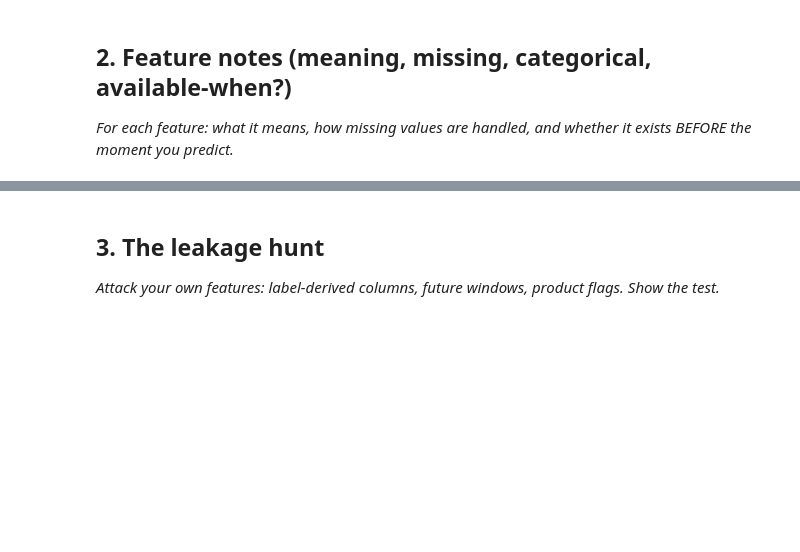
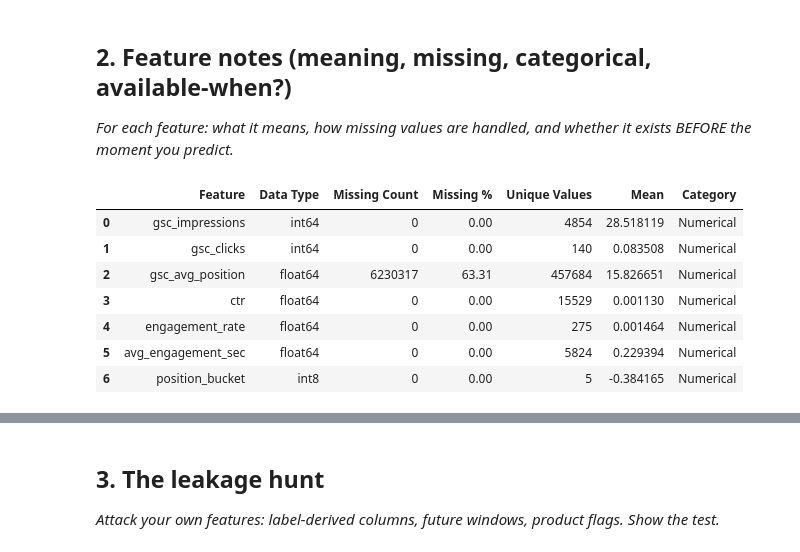
Before and after one commit to hapepaAhmed/my-capstone-project, a Jupyter notebook: work/notebooks/w03_feature_leakage_check.ipynb, the cells around one changed output, grey strips where cells are left out. Drawn from its saved outputs; the diff is of its cells as text; code cells hidden in the pictures; blank space fills up the shorter version.

```diff
--- a/work/notebooks/w03_feature_leakage_check.ipynb
+++ b/work/notebooks/w03_feature_leakage_check.ipynb
@@ -8,0 +18,9 @@ This skeleton is yours to fill. Work the sections **in order** — each one has
+# %%
+HF_TOKEN = userdata.get("HF_TOKEN")
+# %%
+parquet_path = hf_hub_download(
+    repo_id="FlyRank/internship-warehouse",
+    repo_type="dataset",
+    filename="fact_content_daily_performance/month=2026-03/data_0.parquet",
+    token=HF_TOKEN,
+)
@@ -8,0 +29,4 @@ This skeleton is yours to fill. Work the sections **in order** — each one has
+# %%
+df = pd.read_parquet(parquet_path)
+
+print(df.shape)
@@ -22,0 +127,43 @@ This skeleton is yours to fill. Work the sections **in order** — each one has
+# %%
+import pandas as pd
+
+summary = pd.DataFrame({
+    "Feature": feature_vector.columns,
+    "Data Type": feature_vector.dtypes.astype(str).values,
+    "Missing Count": feature_vector.isnull().sum().values,
+})
+
+summary["Missing %"] = (
+    summary["Missing Count"] / len(feature_vector) * 100
+).round(2)
+
+summary["Unique Values"] = [
+    feature_vector[col].nunique()
+    for col in feature_vector.columns
+]
+
+summary["Mean"] = [
+    feature_vector[col].mean()
+    if pd.api.types.is_numeric_dtype(feature_vector[col])
+    else None
+    for col in feature_vector.columns
+]
+
+summary["Category"] = [
+    "Categorical"
+    if pd.api.types.is_object_dtype(feature_vector[col])
+    or pd.api.types.is_categorical_dtype(feature_vector[col])
+    else "Numerical"
+    for col in feature_vector.columns
+]
+
+summary
+# %% [output]
+|  | Feature | Data Type | Missing Count | Missing % | Unique Values | Mean | Category |
+| 0 | gsc_impressions | int64 | 0 | 0.00 | 4854 | 28.518119 | Numerical |
+| 1 | gsc_clicks | int64 | 0 | 0.00 | 140 | 0.083508 | Numerical |
+| 2 | gsc_avg_position | float64 | 6230317 | 63.31 | 457684 | 15.826651 | Numerical |
+| 3 | ctr | float64 | 0 | 0.00 | 15529 | 0.001130 | Numerical |
+| 4 | engagement_rate | float64 | 0 | 0.00 | 275 | 0.001464 | Numerical |
+| 5 | avg_engagement_sec | float64 | 0 | 0.00 | 5824 | 0.229394 | Numerical |
+| 6 | position_bucket | int8 | 0 | 0.00 | 5 | -0.384165 | Numerical |
```
Also changed, not shown: parts of 15 cells of this notebook.
